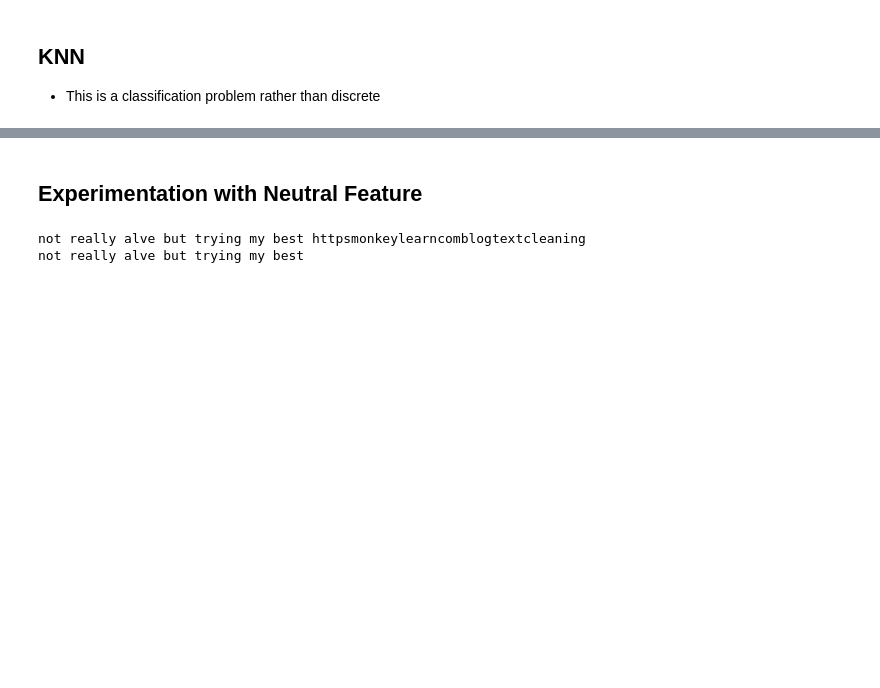
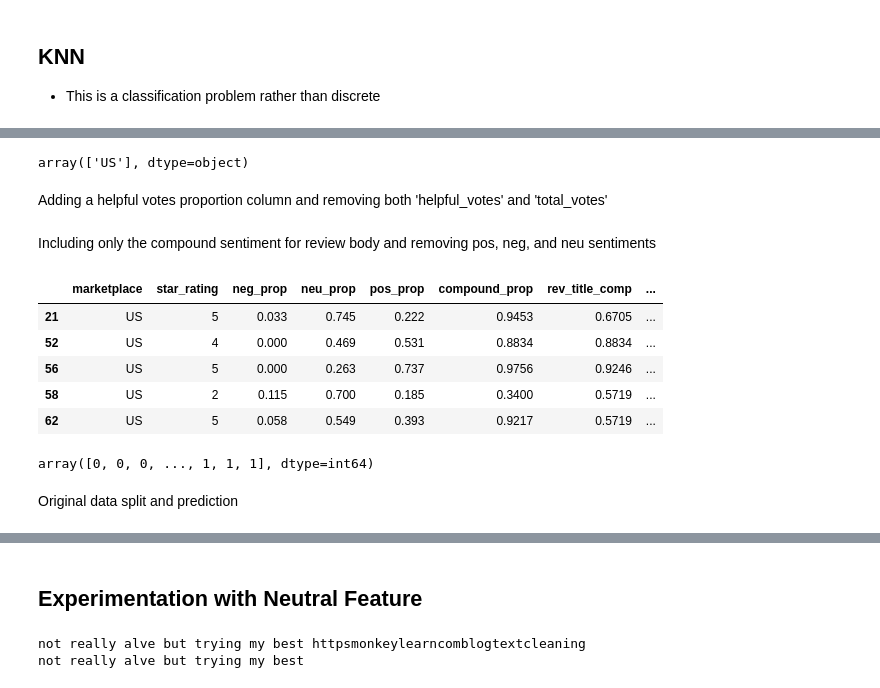
Before and after one commit to sukikrishna/FARS, a Jupyter notebook: DataTest (3).ipynb, the cells around one changed output, grey strips where cells are left out. Cells and saved outputs as stored; diff of their text form; code cells hidden in the pictures; blank space fills up the shorter version.

```diff
--- a/DataTest (3).ipynb
+++ b/DataTest (3).ipynb
@@ -520,0 +586,18 @@ def knn_alg(df, test_data, k):
+# %%
+# The only marketplace that exists in this df is the US --> for other df is this the case as well?
+# Does it matter if not merging?
+rel_elec['marketplace'].unique()
+# %% [output]
+array(['US'], dtype=object)
+# %% [markdown]
+Adding a helpful votes proportion column and removing both 'helpful_votes' and 'total_votes'
+# %%
+def helpful_prop(df):
+    votes_prop_df = df.copy()
+    votes_prop_df['votes_prop'] = rel_elec['helpful_votes'] / rel_elec['total_votes']
+    # !! All nan values in votes_prop should be changed to zero: this means that 0/0 occurred !!
+    votes_prop_df['votes_prop'] = votes_prop_df['votes_prop'].fillna(0)
+    votes_prop_df = votes_prop_df.drop(columns = ['helpful_votes', 'total_votes'])
+    return votes_prop_df
+# %% [markdown]
+Including only the compound sentiment for review body and removing pos, neg, and neu sentiments
@@ -520,0 +609,19 @@ def knn_alg(df, test_data, k):
+# %%
+new_elec = helpful_prop(rel_elec)
+#new_elec = only_compound_prop(new_elec)
+new_elec.head()
+# %% [output]
+|  | marketplace | star_rating | neg_prop | neu_prop | pos_prop | compound_prop | rev_title_comp | ... |
+| 21 | US | 5 | 0.033 | 0.745 | 0.222 | 0.9453 | 0.6705 | ... |
+| 52 | US | 4 | 0.000 | 0.469 | 0.531 | 0.8834 | 0.8834 | ... |
+| 56 | US | 5 | 0.000 | 0.263 | 0.737 | 0.9756 | 0.9246 | ... |
+| 58 | US | 2 | 0.115 | 0.700 | 0.185 | 0.3400 | 0.5719 | ... |
+| 62 | US | 5 | 0.058 | 0.549 | 0.393 | 0.9217 | 0.5719 | ... |
+# %%
+X = new_elec.iloc[:, [1, 2, 3, 4, 5, 6, 8]].values
+y = new_elec.iloc[:, 7].values
+y
+# %% [output]
+array([0, 0, 0, ..., 1, 1, 1], dtype=int64)
+# %% [markdown]
+Original data split and prediction
```
Also changed, not shown: parts of 29 cells of this notebook.
